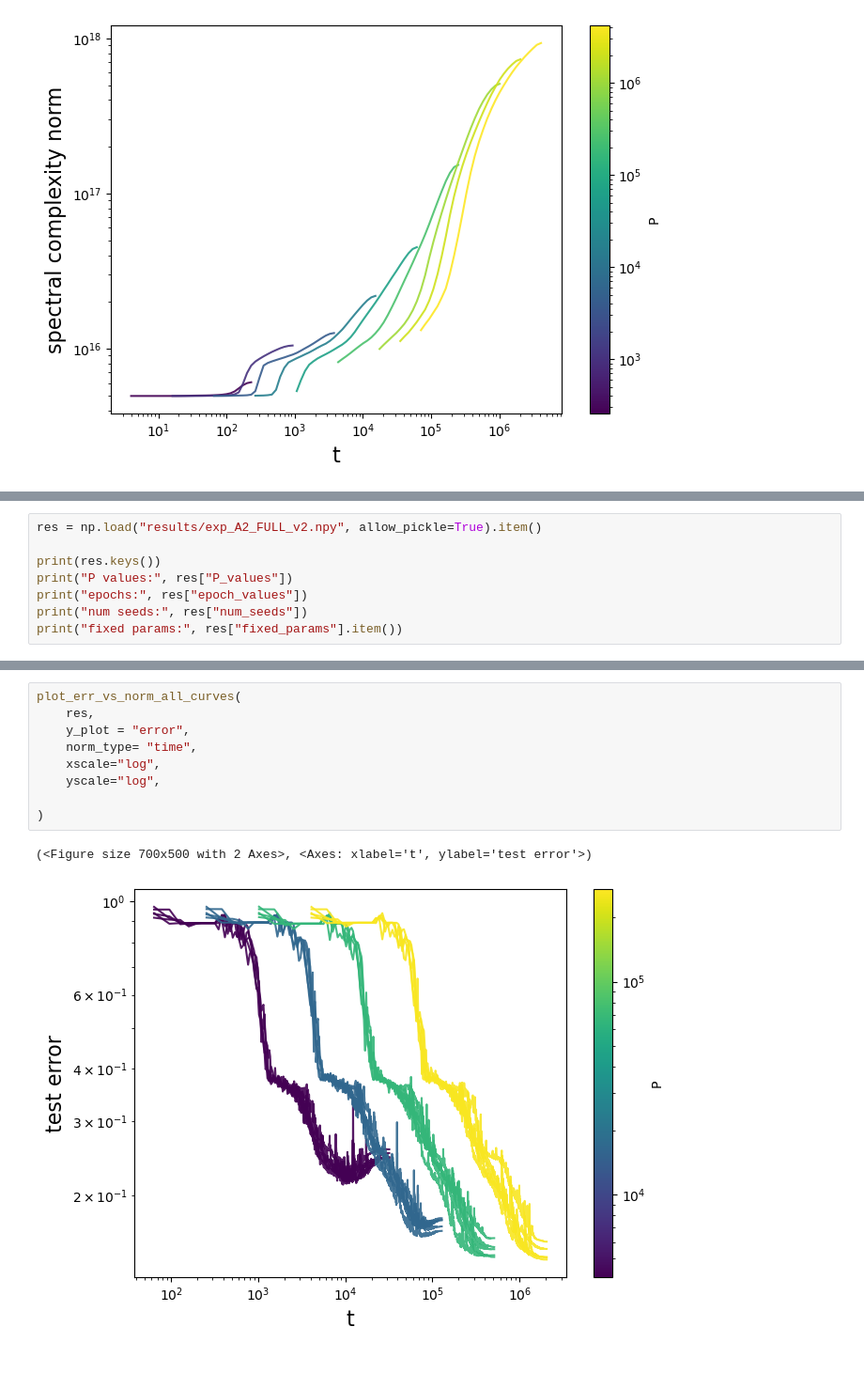
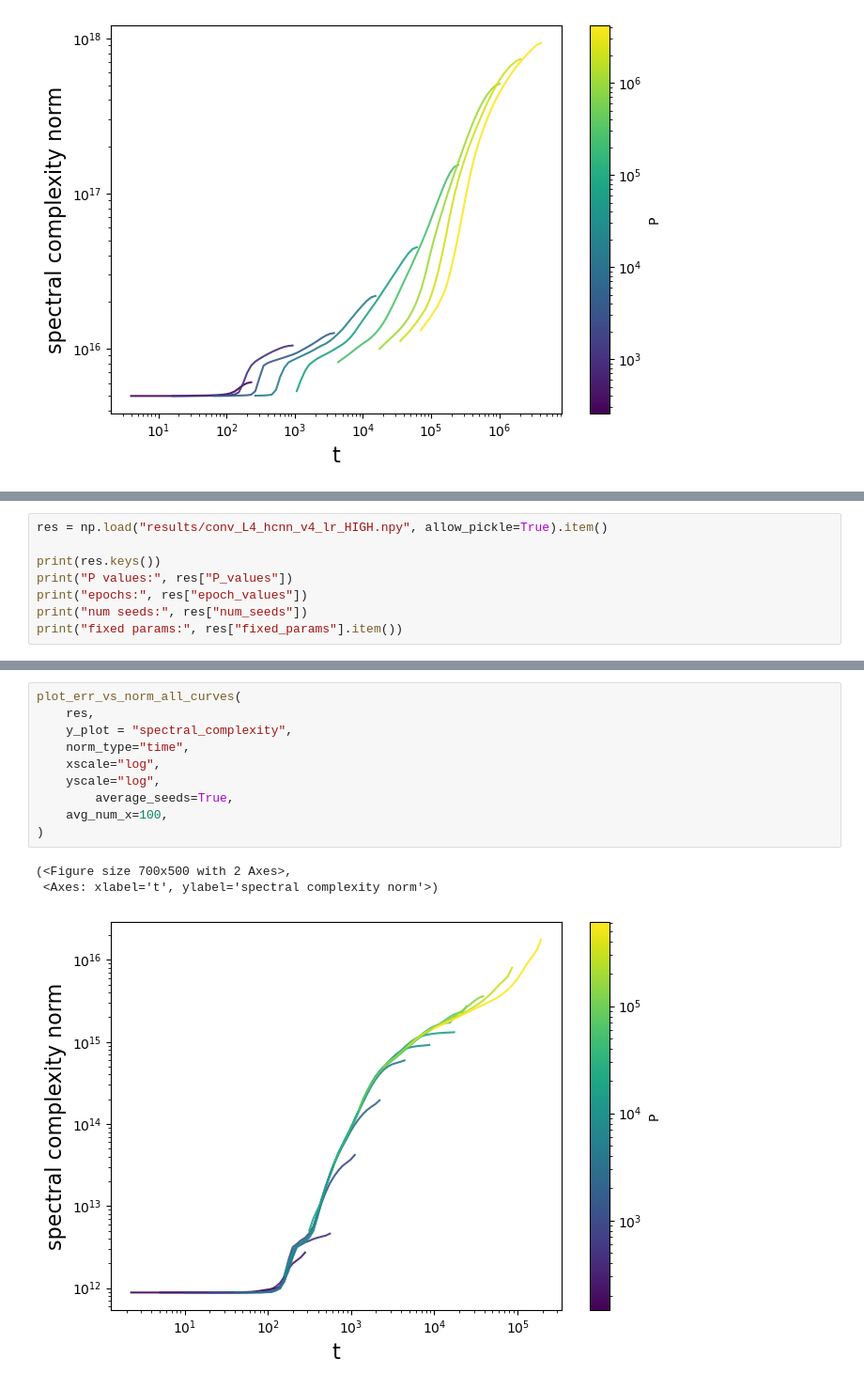
Before and after one commit to f-damico/theory-language-modelling, a Jupyter notebook: conv_rhm_dynamics.ipynb, the cells around one changed output, grey strips where cells are left out. Shown at 94% size. Cells and saved outputs as stored; diff of their text form.

```diff
--- a/conv_rhm_dynamics.ipynb
+++ b/conv_rhm_dynamics.ipynb
@@ -1593,5 +2036,5 @@ plot_err_vs_norm_all_curves(
 # %%
-res = np.load("results/exp_A2_FULL_v2.npy", allow_pickle=True).item()
+res = np.load("results/conv_L4_hcnn_v4_lr_HIGH.npy", allow_pickle=True).item()
 
 print(res.keys())
 print("P values:", res["P_values"])
@@ -1635,12 +2180,14 @@ plot_err_vs_norm_all_curves(
 # %%
 plot_err_vs_norm_all_curves(
     res,
-    y_plot = "error",
-    norm_type= "time",
+    y_plot = "spectral_complexity",
+    norm_type="time",
     xscale="log",
     yscale="log",
-
+        average_seeds=True,
+    avg_num_x=100,
 )
 # %% [output]
-(<Figure size 700x500 with 2 Axes>, <Axes: xlabel='t', ylabel='test error'>)
+(<Figure size 700x500 with 2 Axes>,
+ <Axes: xlabel='t', ylabel='spectral complexity norm'>)
-[figure, old version]
+[figure, new version]
```
Also changed, not shown: parts of 17 cells of this notebook, 9 other files.
